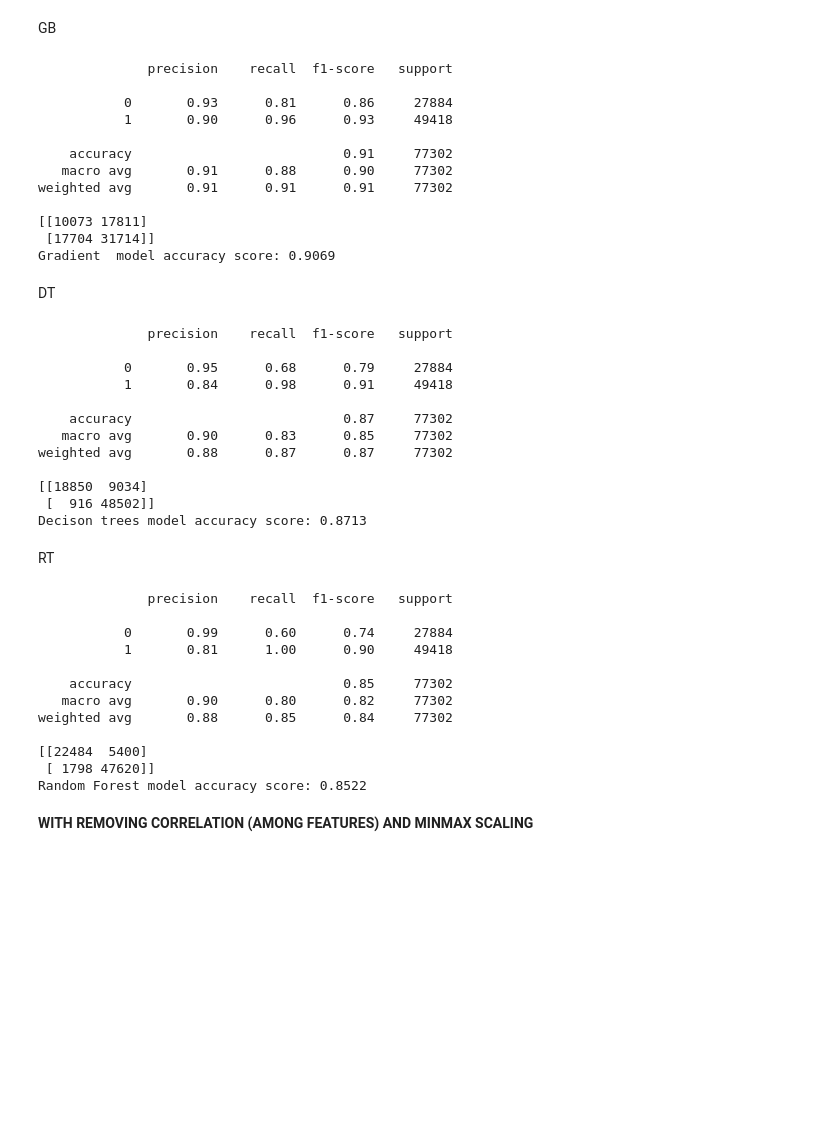
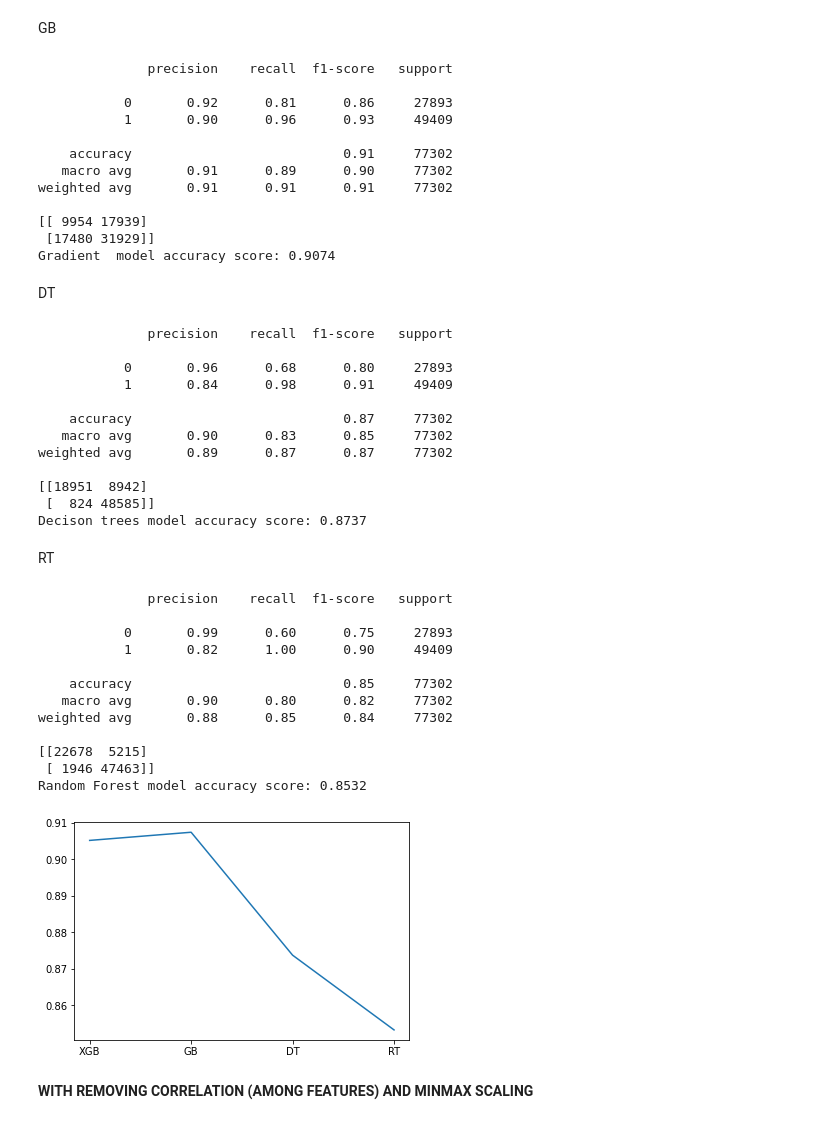
Before and after one commit to divyaKh/CMPE255Project, a Jupyter notebook: 4.ML_Models/Final_notebook.ipynb, the cells around one changed output. Cells and saved outputs as stored; diff of their text form; code cells hidden in the pictures; blank space fills up the shorter version.

```diff
--- a/4.ML_Models/Final_notebook.ipynb
+++ b/4.ML_Models/Final_notebook.ipynb
@@ -571,6 +615,7 @@ predicted_xgb_pca_y = model.predict(X_test)
 print(metrics.classification_report(y_test, predicted_xgb_pca_y))
 print(metrics.confusion_matrix(y_test, predicted_xgb_pca_y))
 print('XGBoost model accuracy score: {0:0.4f}'. format(accuracy_score(y_test, predicted_xgb_pca_y)))
+accuracy1 = accuracy_score(y_test, predicted_xgb_pca_y)
 # %% [output]
               precision    recall  f1-score   support
 
@@ -593,63 +638,73 @@ predicted_gb_pca_y = model.predict(X_test)
 print(metrics.classification_report(y_test, predicted_gb_pca_y))
 print(metrics.confusion_matrix(y_test, predicted_gb_y))
 print('Gradient  model accuracy score: {0:0.4f}'. format(accuracy_score(y_test, predicted_gb_pca_y)))
+accuracy2 = accuracy_score(y_test, predicted_gb_pca_y)
 # %% [output]
               precision    recall  f1-score   support
 
-           0       0.93      0.81      0.86     27884
-           1       0.90      0.96      0.93     49418
+           0       0.92      0.81      0.86     27893
+           1       0.90      0.96      0.93     49409
 
     accuracy                           0.91     77302
-   macro avg       0.91      0.88      0.90     77302
+   macro avg       0.91      0.89      0.90     77302
 weighted avg       0.91      0.91      0.91     77302
 
-[[10073 17811]
- [17704 31714]]
-Gradient  model accuracy score: 0.9069
+[[ 9954 17939]
+ [17480 31929]]
+Gradient  model accuracy score: 0.9074
 # %% [markdown]
 DT
 # %%
-model = DecisionTreeClassifier(criterion = 'entropy', max_depth = 3, random_state = 0)
+model = DecisionTreeClassifier()
 model.fit(X_train, y_train)
 predicted_dt_pca_y = model.predict(X_test)
 print(metrics.classification_report(y_test, predicted_dt_pca_y))
 print(metrics.confusion_matrix(y_test, predicted_dt_pca_y))
 print('Decison trees model accuracy score: {0:0.4f}'. format(accuracy_score(y_test, predicted_dt_pca_y)))
+accuracy3 = accuracy_score(y_test, predicted_dt_pca_y)
 # %% [output]
               precision    recall  f1-score   support
 
-           0       0.95      0.68      0.79     27884
-           1       0.84      0.98      0.91     49418
+           0       0.96      0.68      0.80     27893
+           1       0.84      0.98      0.91     49409
 
     accuracy                           0.87     77302
    macro avg       0.90      0.83      0.85     77302
-weighted avg       0.88      0.87      0.87     77302
+weighted avg       0.89      0.87      0.87     77302
 
-[[18850  9034]
- [  916 48502]]
-Decison trees model accuracy score: 0.8713
+[[18951  8942]
+ [  824 48585]]
+Decison trees model accuracy score: 0.8737
 # %% [markdown]
 RT
 # %%
-model = RandomForestClassifier(max_depth=2, random_state=0)
+model = RandomForestClassifier()
 model.fit(X_train, y_train)
 predicted_rt_pca_y = model.predict(X_test)
 print(metrics.classification_report(y_test, predicted_rt_pca_y))
 print(metrics.confusion_matrix(y_test, predicted_gb_pca_y))
 print('Random Forest model accuracy score: {0:0.4f}'. format(accuracy_score(y_test, predicted_rt_pca_y)))
+accuracy4 = accuracy_score(y_test, predicted_rt_pca_y)
 # %% [output]
               precision    recall  f1-score   support
 
-           0       0.99      0.60      0.74     27884
-           1       0.81      1.00      0.90     49418
+           0       0.99      0.60      0.75     27893
+           1       0.82      1.00      0.90     49409
 
     accuracy                           0.85     77302
    macro avg       0.90      0.80      0.82     77302
 weighted avg       0.88      0.85      0.84     77302
 
-[[22484  5400]
- [ 1798 47620]]
-Random Forest model accuracy score: 0.8522
+[[22678  5215]
+ [ 1946 47463]]
+Random Forest model accuracy score: 0.8532
+# %%
+import matplotlib.pyplot as plt
+plt.plot(["XGB","GB","DT","RT"],[accuracy1, accuracy2, accuracy3, accuracy4])
+
+plt.show()
+# %% [output]
+[figure, added]
 # %% [markdown]
 **WITH REMOVING CORRELATION (AMONG FEATURES) AND MINMAX SCALING**
 # %%
```
Also changed, not shown: parts of 24 cells of this notebook.
